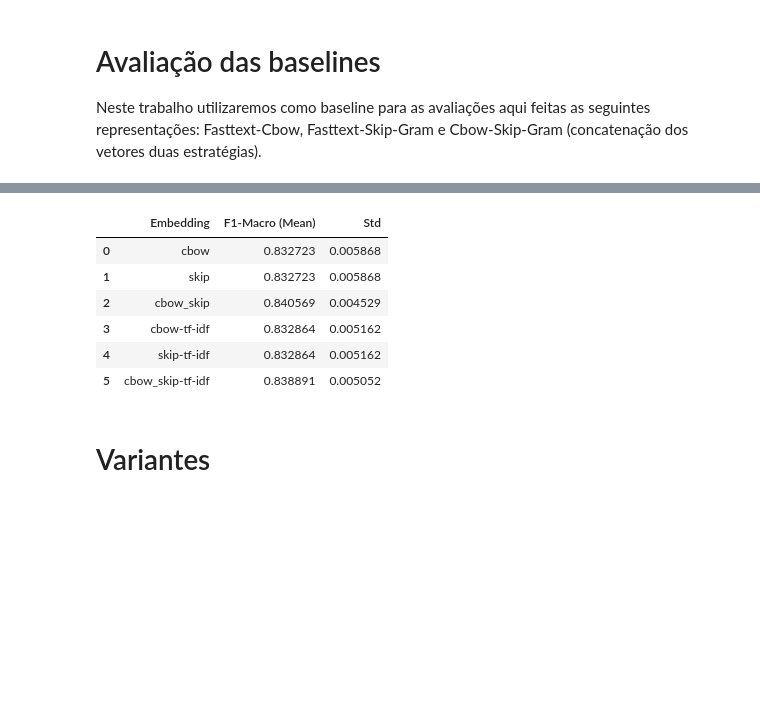
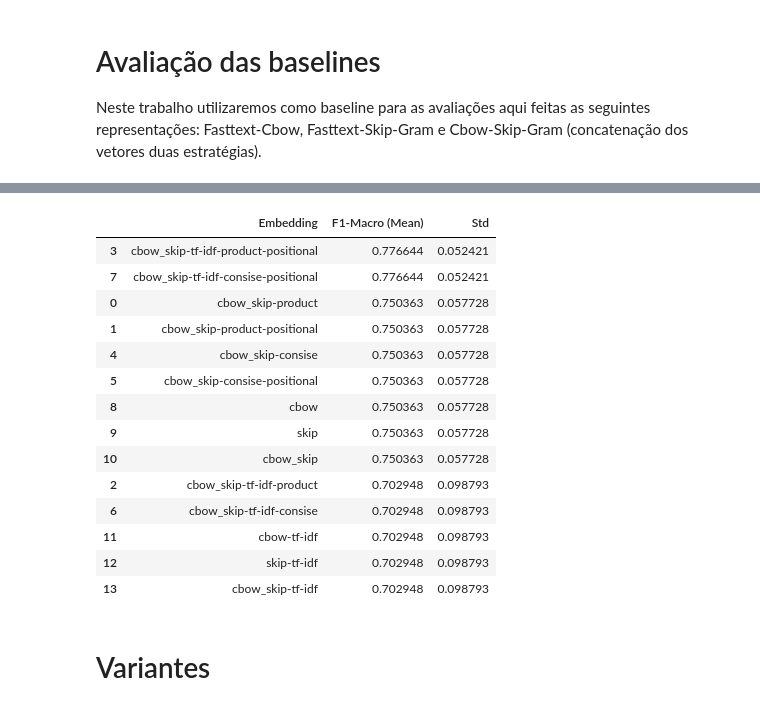
Before and after one commit to warSantos/ProjetoFinalNLP, a Jupyter notebook: EvaluateModels.ipynb, the cells around one changed output, grey strips where cells are left out. Cells and saved outputs as stored; diff of their text form; code cells hidden in the pictures; blank space fills up the shorter version.

```diff
--- a/EvaluateModels.ipynb
+++ b/EvaluateModels.ipynb
@@ -351,18 +385,25 @@ Embedding: skip
 # %%
 table = []
 for emb in dict_scores:
-    for clf in dict_scores[emb]:
-        table.append([emb, np.mean(dict_scores[emb][clf]["macro"]), np.std(dict_scores[emb][clf]["macro"])])
+    table.append([emb, np.mean(dict_scores[emb]["macro"]), np.std(dict_scores[emb]["macro"])])
 sdf = pd.DataFrame(table, columns=["Embedding", "F1-Macro (Mean)", "Std"])
 sdf.sort_values(by=["F1-Macro (Mean)"], ascending=False)
 # %% [output]
 |  | Embedding | F1-Macro (Mean) | Std |
-| 0 | cbow | 0.832723 | 0.005868 |
-| 1 | skip | 0.832723 | 0.005868 |
-| 2 | cbow_skip | 0.840569 | 0.004529 |
-| 3 | cbow-tf-idf | 0.832864 | 0.005162 |
-| 4 | skip-tf-idf | 0.832864 | 0.005162 |
-| 5 | cbow_skip-tf-idf | 0.838891 | 0.005052 |
+| 3 | cbow_skip-tf-idf-product-positional | 0.776644 | 0.052421 |
+| 7 | cbow_skip-tf-idf-consise-positional | 0.776644 | 0.052421 |
+| 0 | cbow_skip-product | 0.750363 | 0.057728 |
+| 1 | cbow_skip-product-positional | 0.750363 | 0.057728 |
+| 4 | cbow_skip-consise | 0.750363 | 0.057728 |
+| 5 | cbow_skip-consise-positional | 0.750363 | 0.057728 |
+| 8 | cbow | 0.750363 | 0.057728 |
+| 9 | skip | 0.750363 | 0.057728 |
+| 10 | cbow_skip | 0.750363 | 0.057728 |
+| 2 | cbow_skip-tf-idf-product | 0.702948 | 0.098793 |
+| 6 | cbow_skip-tf-idf-consise | 0.702948 | 0.098793 |
+| 11 | cbow-tf-idf | 0.702948 | 0.098793 |
+| 12 | skip-tf-idf | 0.702948 | 0.098793 |
+| 13 | cbow_skip-tf-idf | 0.702948 | 0.098793 |
 # %% [markdown]
 # Variantes
 # %%
```
Also changed, not shown: parts of 21 cells of this notebook.
